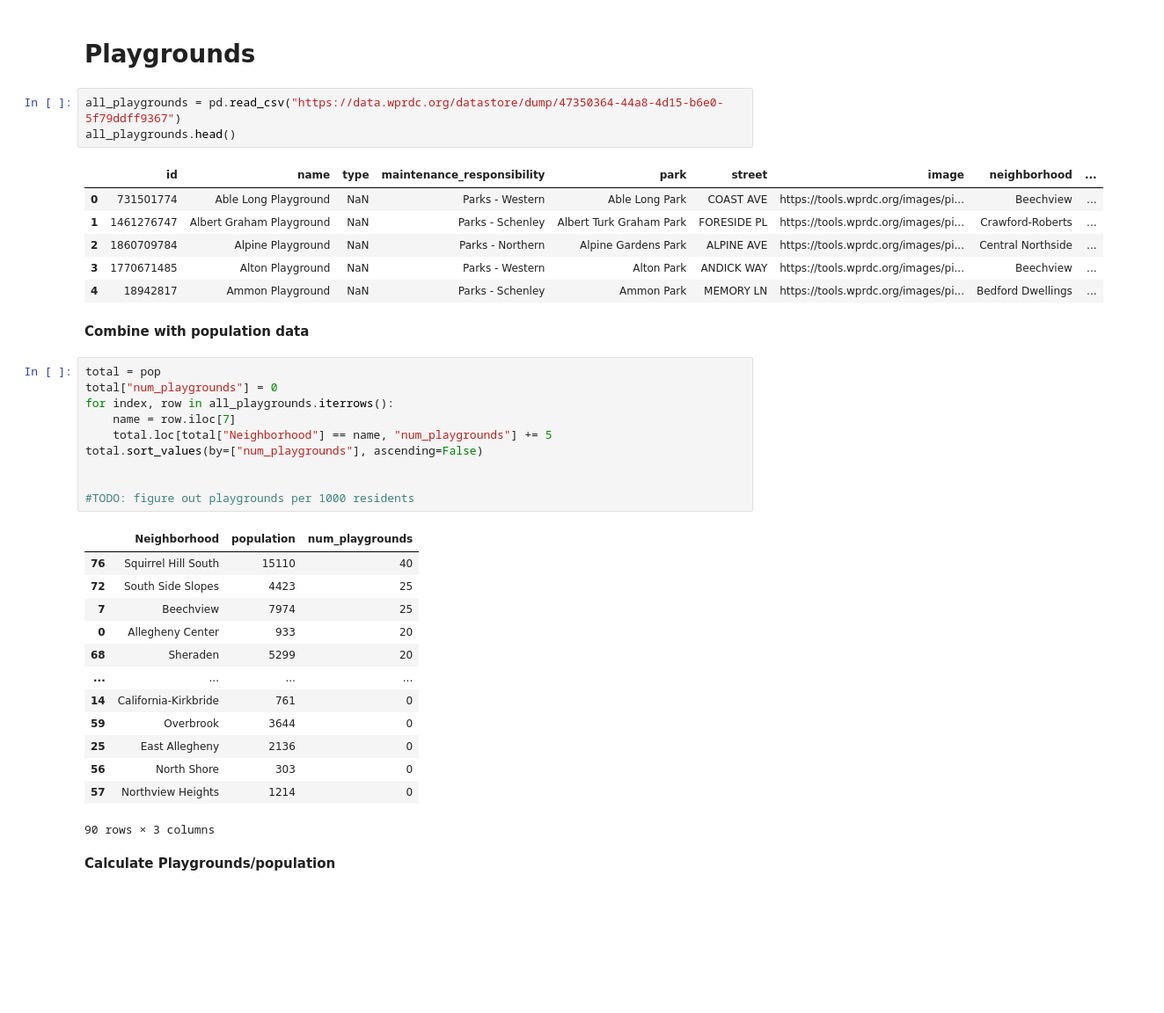
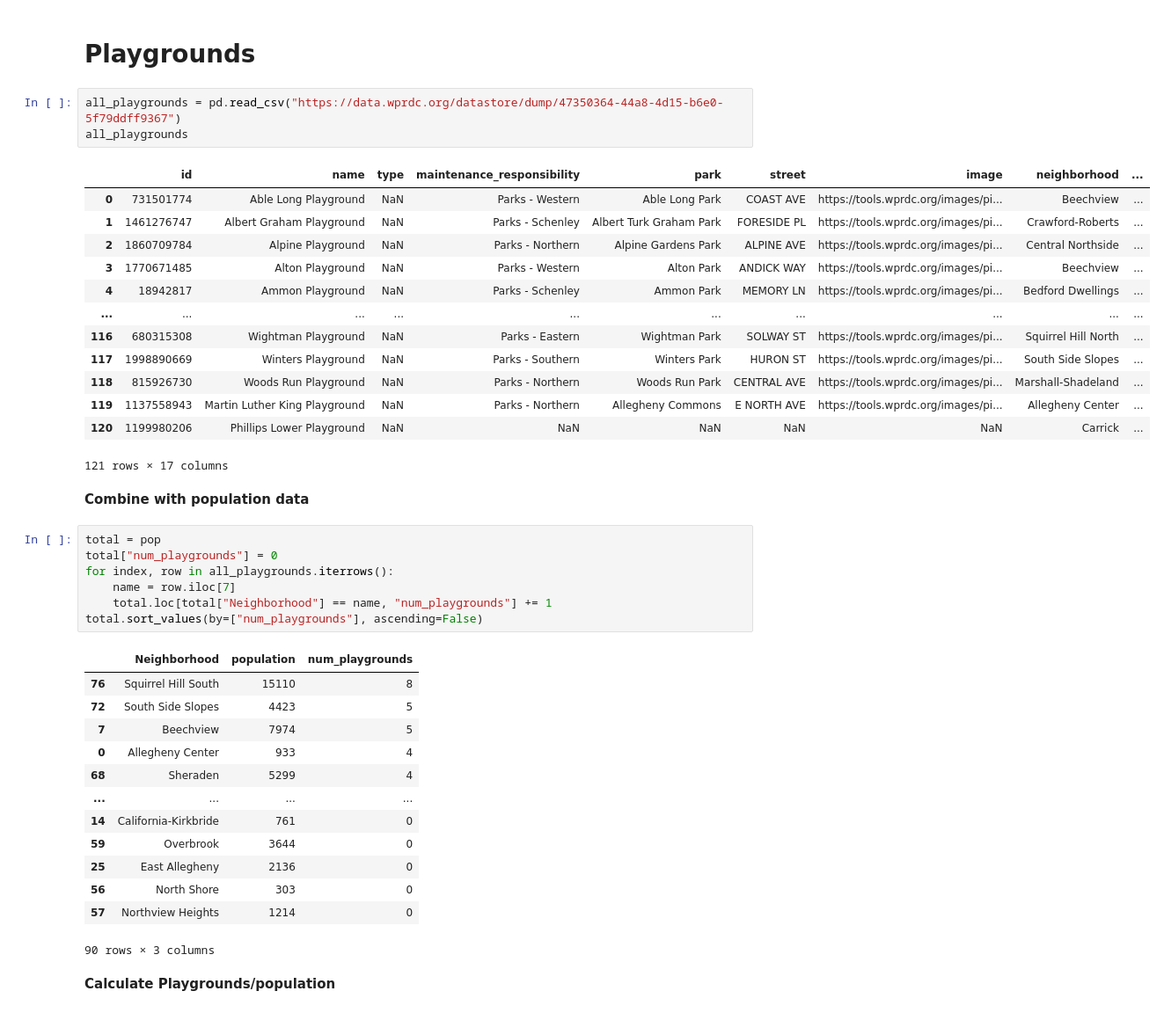
Before and after one commit to blm135/CMPINF0010-Final-Project, a Jupyter notebook: Final-Project.ipynb, the cells around one changed output. Shown at 88% size. Drawn from its saved outputs; the diff is of its cells as text; blank space fills up the shorter version.

```diff
--- a/Final-Project.ipynb
+++ b/Final-Project.ipynb
@@ -68,14 +68,21 @@ pop.sort_values(by=["population"], ascending=False)
 # Playgrounds
 # %%
 all_playgrounds = pd.read_csv("https://data.wprdc.org/datastore/dump/47350364-44a8-4d15-b6e0-5f79ddff9367")
-all_playgrounds.head()
+all_playgrounds
 # %% [output]
 |  | id | name | type | maintenance_responsibility | park | street | image | neighborhood | ... |
 | 0 | 731501774 | Able Long Playground | NaN | Parks - Western | Able Long Park | COAST AVE | https://tools.wprdc.org/images/pi... | Beechview | ... |
 | 1 | 1461276747 | Albert Graham Playground | NaN | Parks - Schenley | Albert Turk Graham Park | FORESIDE PL | https://tools.wprdc.org/images/pi... | Crawford-Roberts | ... |
 | 2 | 1860709784 | Alpine Playground | NaN | Parks - Northern | Alpine Gardens Park | ALPINE AVE | https://tools.wprdc.org/images/pi... | Central Northside | ... |
 | 3 | 1770671485 | Alton Playground | NaN | Parks - Western | Alton Park | ANDICK WAY | https://tools.wprdc.org/images/pi... | Beechview | ... |
 | 4 | 18942817 | Ammon Playground | NaN | Parks - Schenley | Ammon Park | MEMORY LN | https://tools.wprdc.org/images/pi... | Bedford Dwellings | ... |
+| ... | ... | ... | ... | ... | ... | ... | ... | ... | ... |
+| 116 | 680315308 | Wightman Playground | NaN | Parks - Eastern | Wightman Park | SOLWAY ST | https://tools.wprdc.org/images/pi... | Squirrel Hill North | ... |
+| 117 | 1998890669 | Winters Playground | NaN | Parks - Southern | Winters Park | HURON ST | https://tools.wprdc.org/images/pi... | South Side Slopes | ... |
+| 118 | 815926730 | Woods Run Playground | NaN | Parks - Northern | Woods Run Park | CENTRAL AVE | https://tools.wprdc.org/images/pi... | Marshall-Shadeland | ... |
+| 119 | 1137558943 | Martin Luther King Playground | NaN | Parks - Northern | Allegheny Commons | E NORTH AVE | https://tools.wprdc.org/images/pi... | Allegheny Center | ... |
+| 120 | 1199980206 | Phillips Lower Playground | NaN | NaN | NaN | NaN | NaN | Carrick | ... |
+121 rows × 17 columns
 # %% [markdown]
 **Combine with population data**
 # %%
@@ -83,18 +90,15 @@ total = pop
 total["num_playgrounds"] = 0
 for index, row in all_playgrounds.iterrows():
     name = row.iloc[7]
-    total.loc[total["Neighborhood"] == name, "num_playgrounds"] += 5
+    total.loc[total["Neighborhood"] == name, "num_playgrounds"] += 1
 total.sort_values(by=["num_playgrounds"], ascending=False)
-
-
-#TODO: figure out playgrounds per 1000 residents
 # %% [output]
 |  | Neighborhood | population | num_playgrounds |
-| 76 | Squirrel Hill South | 15110 | 40 |
-| 72 | South Side Slopes | 4423 | 25 |
-| 7 | Beechview | 7974 | 25 |
-| 0 | Allegheny Center | 933 | 20 |
-| 68 | Sheraden | 5299 | 20 |
+| 76 | Squirrel Hill South | 15110 | 8 |
+| 72 | South Side Slopes | 4423 | 5 |
+| 7 | Beechview | 7974 | 5 |
+| 0 | Allegheny Center | 933 | 4 |
+| 68 | Sheraden | 5299 | 4 |
 | ... | ... | ... | ... |
 | 14 | California-Kirkbride | 761 | 0 |
 | 59 | Overbrook | 3644 | 0 |
```
Also changed, not shown: parts of 6 cells of this notebook.
